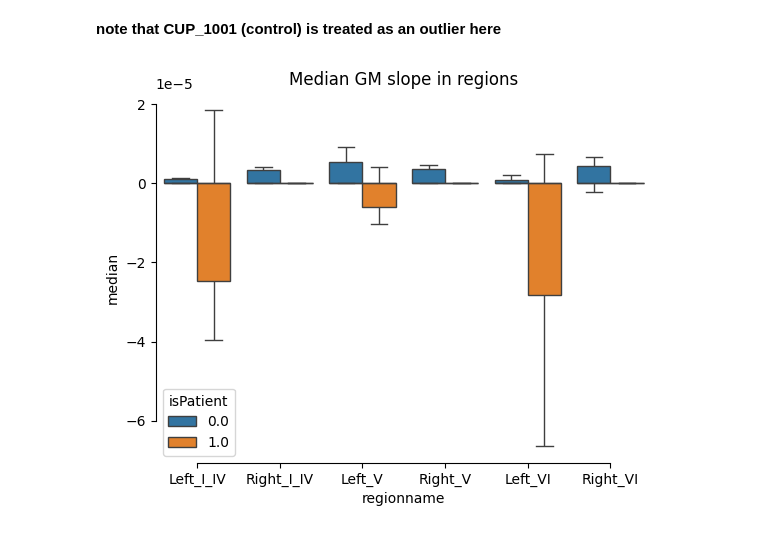
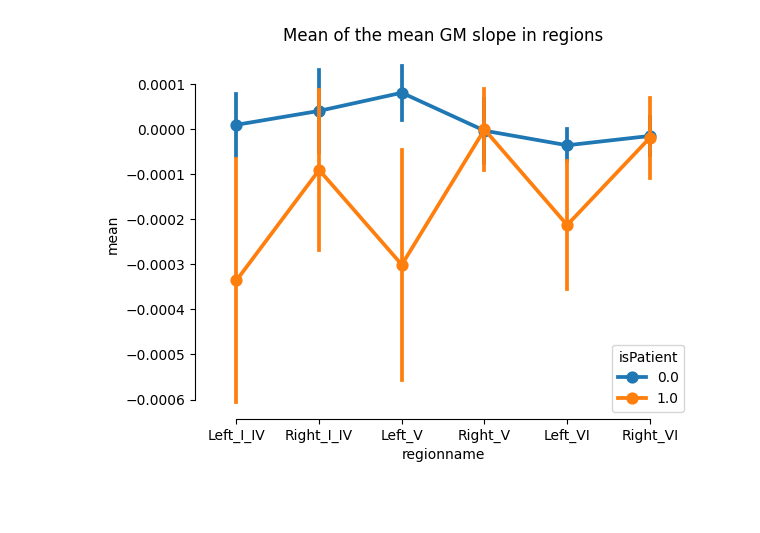
Before and after one commit to medhakp/smarts_cerebellum, a Jupyter notebook: data_analysis/MNISym_coreg_slope_analysis.ipynb, the cells around one changed output. Drawn from its saved outputs; the diff is of its cells as text; code cells hidden in the pictures; blank space fills up the shorter version.

Commit message:
mean, median slopes excluding controls outlier

```diff
--- a/data_analysis/MNISym_coreg_slope_analysis.ipynb
+++ b/data_analysis/MNISym_coreg_slope_analysis.ipynb
@@ -27,2 +6,0 @@ See (deprecated) MNISym_coreg_regression.ipynb
-# %% [markdown]
-**note that  CUP_1001 (control) is treated as an outlier here**
@@ -41,8 +18,8 @@ df_rois_GM = df[df.regionname.isin(rois) & (df.image==2)]
 # %%
-sns.boxplot(data=df_rois_GM, x='regionname', y='median', hue='isPatient', showfliers=False )
+sns.pointplot(data=df_rois_GM, x='regionname', y='mean', hue='isPatient', errorbar='se', estimator='mean')
 
 sns.despine(trim = True)
-plt.title('Median GM slope in regions')
+plt.title('Mean of the mean GM slope in regions')
 plt.show()
 # %% [output]
-[figure, old version]
+[figure, new version]
```
Also changed, not shown: parts of 15 cells of this notebook, 3 other files.
